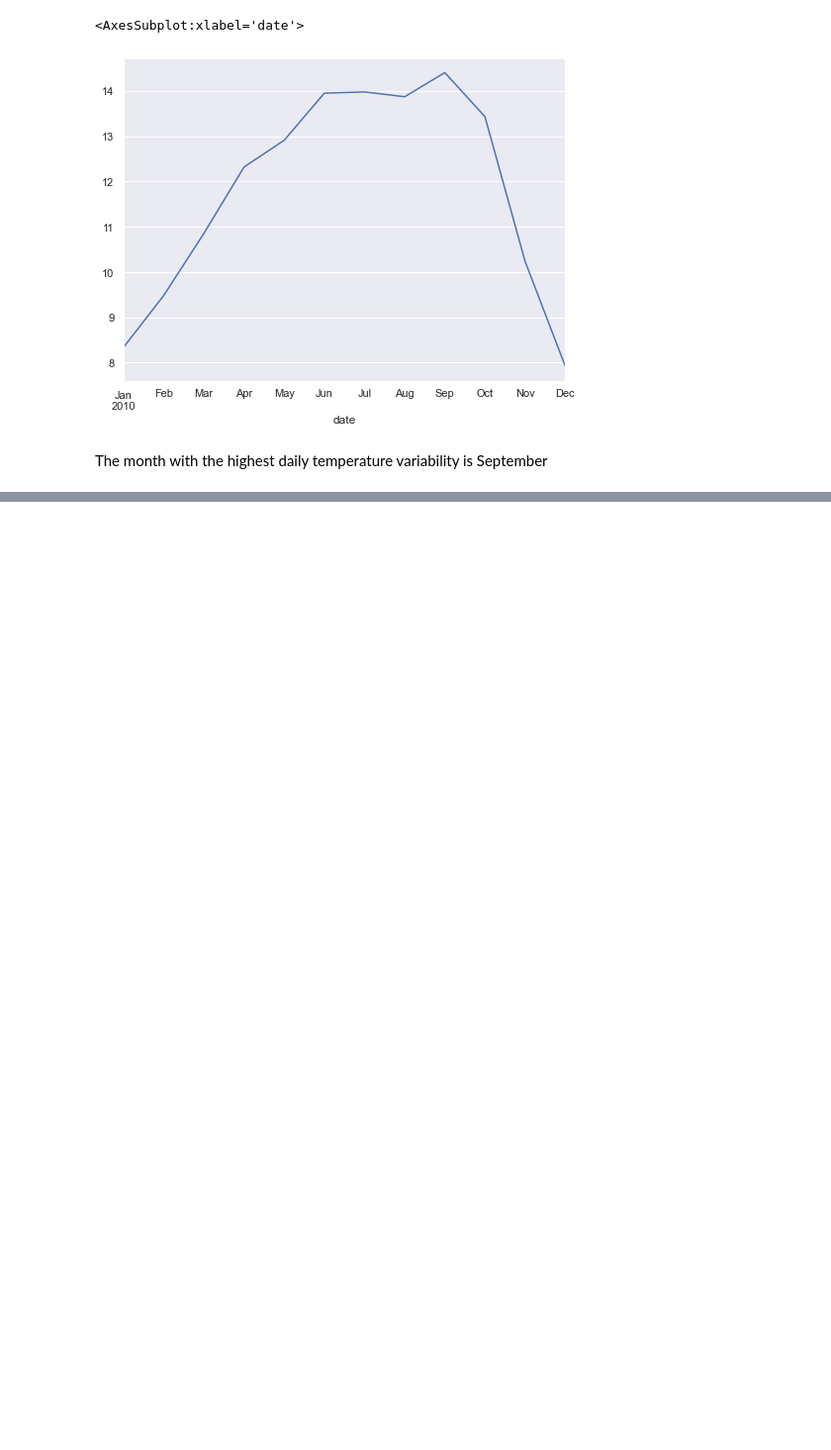
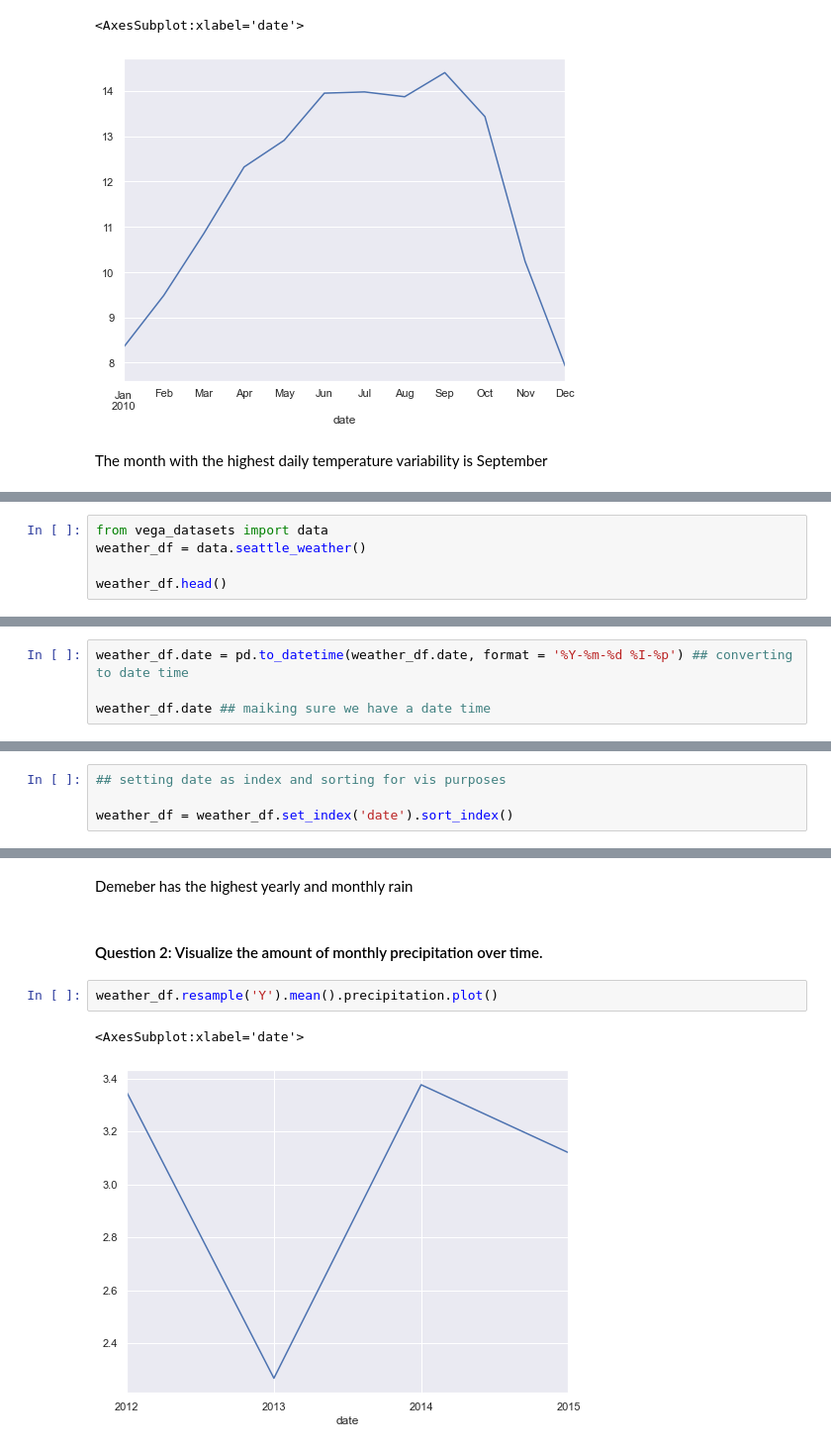
Before and after one commit to ForrestMccrosky/time-series-exercises, a Jupyter notebook: time_manipulation.ipynb, the cells around one changed output, grey strips where cells are left out. Shown: that part at 99% size. Saved outputs shown, nothing was run; the diff lists cells and outputs as text; blank space fills up the shorter version.

Commit message:
adding mostly complete workbook still need help with part II: question 7

```diff
--- a/time_manipulation.ipynb
+++ b/time_manipulation.ipynb
@@ -231,0 +234,5 @@ The month with the highest daily temperature variability is September
+# %%
+from vega_datasets import data
+weather_df = data.seattle_weather()
+
+weather_df.head()
@@ -231,0 +250,4 @@ The month with the highest daily temperature variability is September
+# %%
+weather_df.date = pd.to_datetime(weather_df.date, format = '%Y-%m-%d %I-%p') ## converting to date time
+
+weather_df.date ## maiking sure we have a date time
@@ -231,0 +267,4 @@ The month with the highest daily temperature variability is September
+# %%
+## setting date as index and sorting for vis purposes
+
+weather_df = weather_df.set_index('date').sort_index()
@@ -231,0 +313,9 @@ The month with the highest daily temperature variability is September
+# %% [markdown]
+Demeber has the highest yearly and monthly rain
+# %% [markdown]
+#### Question 2: Visualize the amount of monthly precipitation over time.
+# %%
+weather_df.resample('Y').mean().precipitation.plot()
+# %% [output]
+<AxesSubplot:xlabel='date'>
+[figure, added]
```
Also changed, not shown: parts of 35 cells of this notebook.
